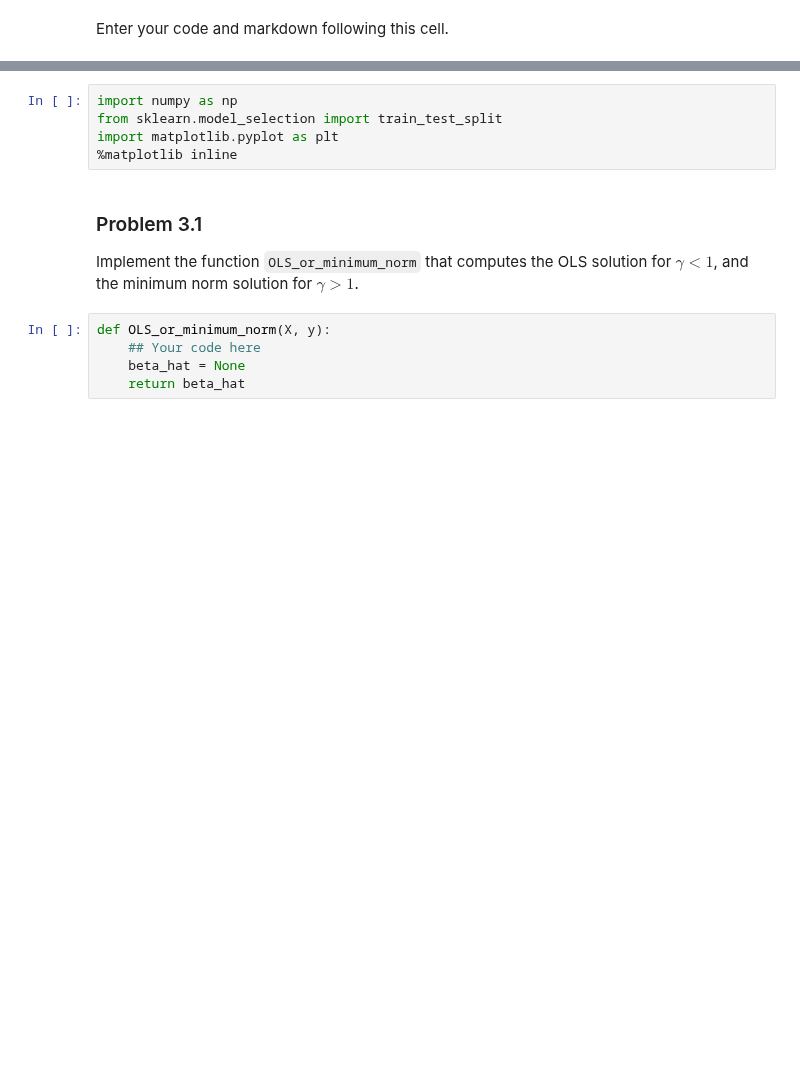
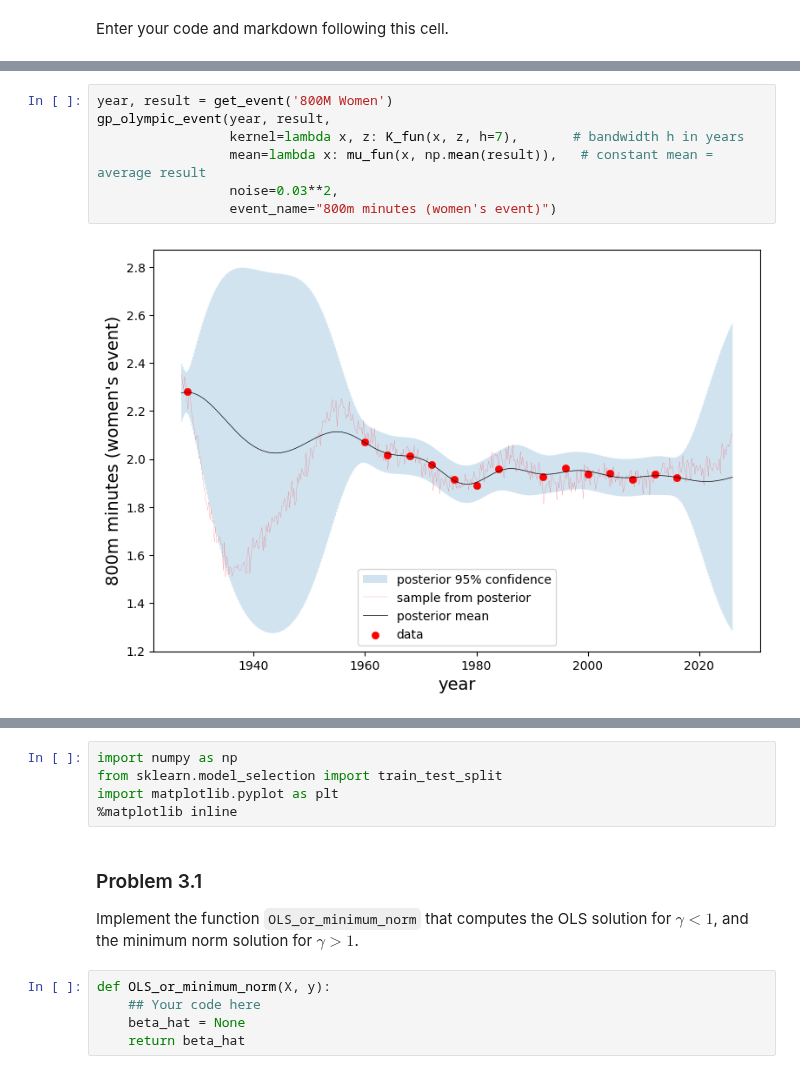
Before and after one commit to yaj0212/Intermediate-Machine-Learning, a Jupyter notebook: assignments/assn2/assn2.ipynb, the cells around one changed output, grey strips where cells are left out. Drawn from its saved outputs; the diff is of its cells as text; blank space fills up the shorter version.

```diff
--- a/assignments/assn2/assn2.ipynb
+++ b/assignments/assn2/assn2.ipynb
@@ -572,0 +705,9 @@ Enter your code and markdown following this cell.
+# %%
+year, result = get_event('800M Women')
+gp_olympic_event(year, result,
+                 kernel=lambda x, z: K_fun(x, z, h=7),       # bandwidth h in years
+                 mean=lambda x: mu_fun(x, np.mean(result)),   # constant mean = average result
+                 noise=0.03**2,
+                 event_name="800m minutes (women's event)")
+# %% [output]
+[figure, added]
```
Also changed, not shown: parts of 18 cells of this notebook.
